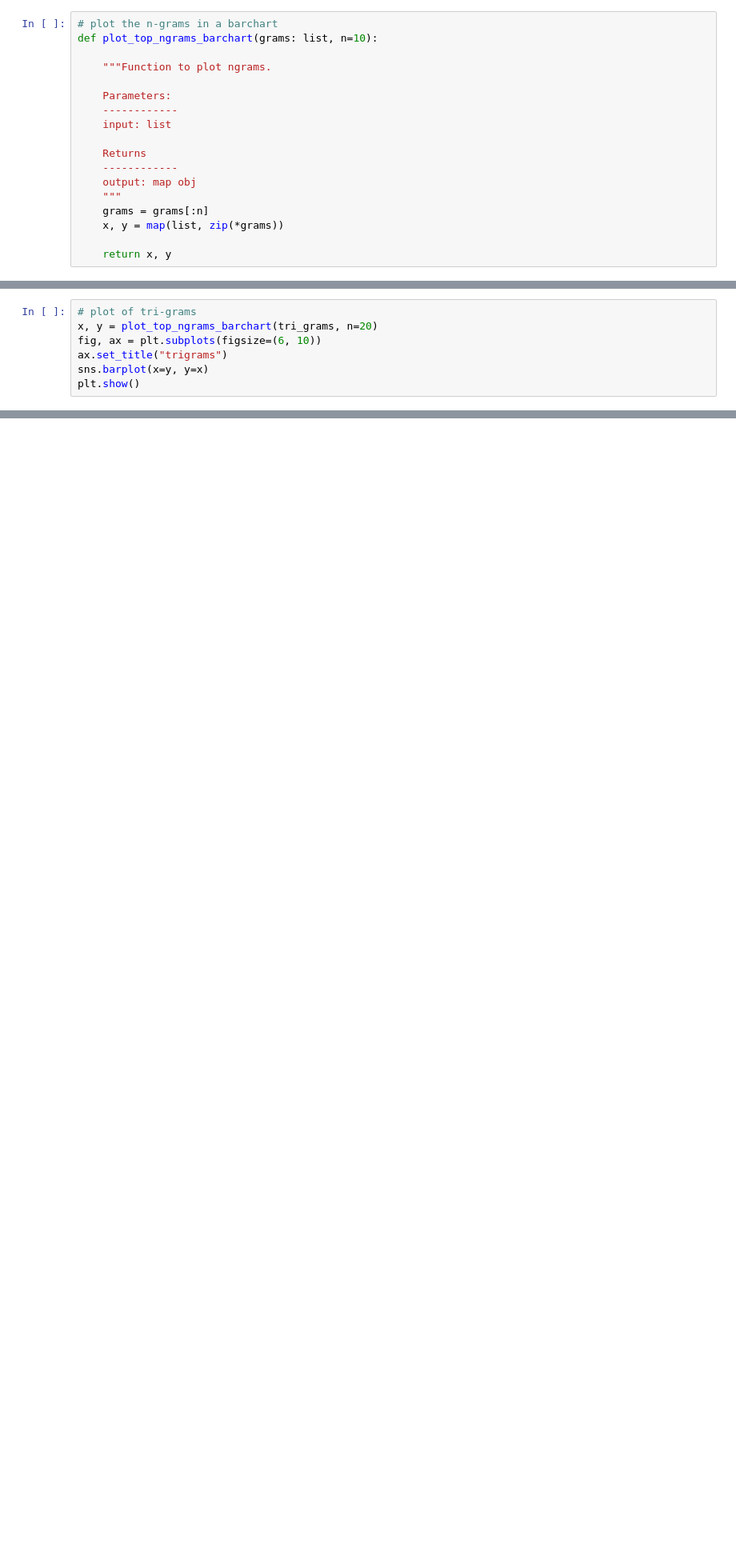
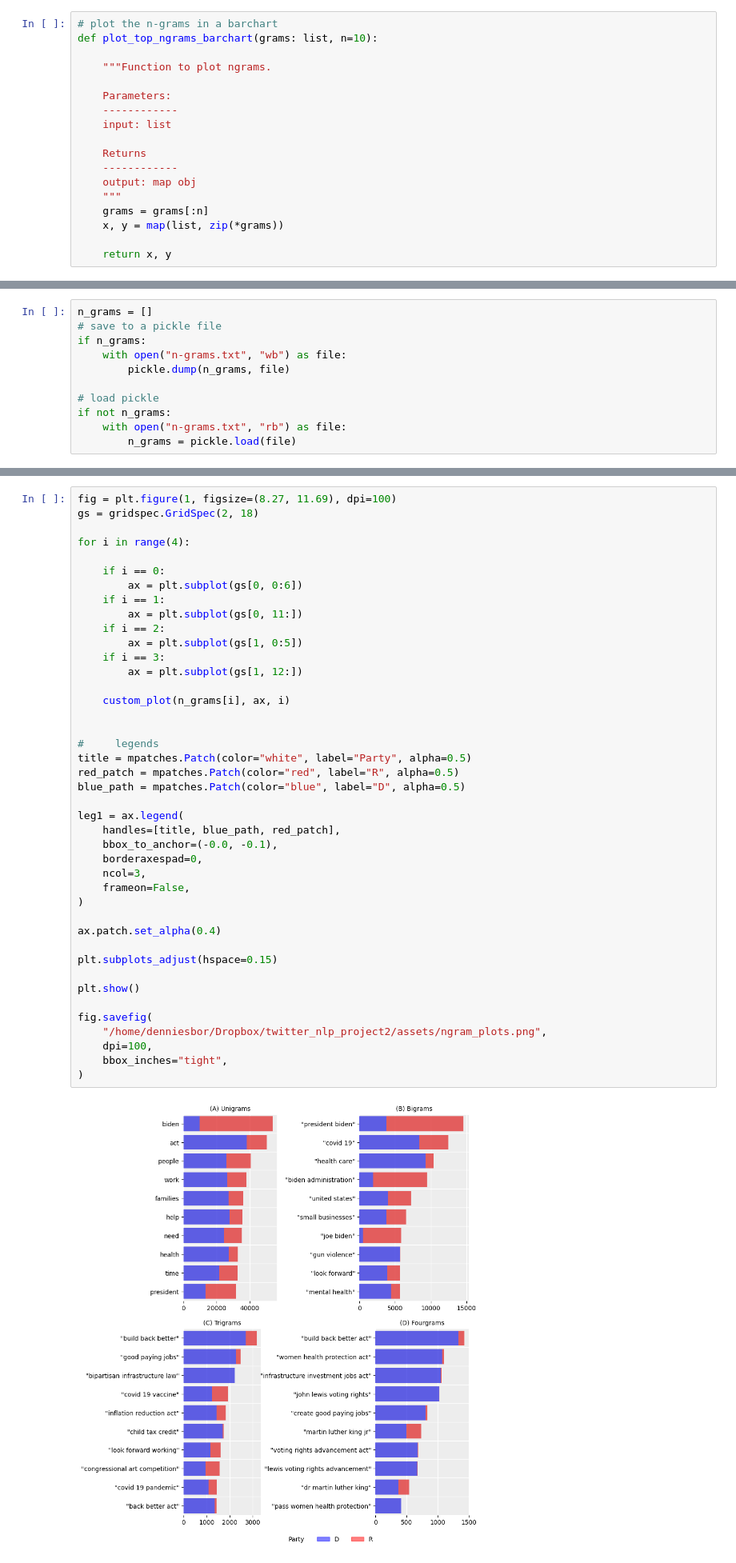
Before and after one commit to denniesbor/twitter_political_polarization, a Jupyter notebook: notebooks/2.tweets-topic-overview.ipynb, the cells around one changed output, grey strips where cells are left out. Shown: that part at 80% size. Cells and saved outputs as stored; diff of their text form; blank space fills up the shorter version.

```diff
--- a/notebooks/2.tweets-topic-overview.ipynb
+++ b/notebooks/2.tweets-topic-overview.ipynb
@@ -104,7 +149,0 @@ tri_grams = get_top_ngram(df.clean_text, n=3, range=1000)
-# %%
-# plot of tri-grams
-x, y = plot_top_ngrams_barchart(tri_grams, n=20)
-fig, ax = plt.subplots(figsize=(6, 10))
-ax.set_title("trigrams")
-sns.barplot(x=y, y=x)
-plt.show()
@@ -112,0 +150,11 @@ plt.show()
+# %%
+n_grams = []
+# save to a pickle file
+if n_grams:
+    with open("n-grams.txt", "wb") as file:
+        pickle.dump(n_grams, file)
+
+# load pickle
+if not n_grams:
+    with open("n-grams.txt", "rb") as file:
+        n_grams = pickle.load(file)
@@ -113,3 +217,47 @@ plt.show()
+# %%
+fig = plt.figure(1, figsize=(8.27, 11.69), dpi=100)
+gs = gridspec.GridSpec(2, 18)
+
+for i in range(4):
+
+    if i == 0:
+        ax = plt.subplot(gs[0, 0:6])
+    if i == 1:
+        ax = plt.subplot(gs[0, 11:])
+    if i == 2:
+        ax = plt.subplot(gs[1, 0:5])
+    if i == 3:
+        ax = plt.subplot(gs[1, 12:])
+
+    custom_plot(n_grams[i], ax, i)
+
+
+#     legends
+title = mpatches.Patch(color="white", label="Party", alpha=0.5)
+red_patch = mpatches.Patch(color="red", label="R", alpha=0.5)
+blue_path = mpatches.Patch(color="blue", label="D", alpha=0.5)
+
+leg1 = ax.legend(
+    handles=[title, blue_path, red_patch],
+    bbox_to_anchor=(-0.0, -0.1),
+    borderaxespad=0,
+    ncol=3,
+    frameon=False,
+)
+
+ax.patch.set_alpha(0.4)
+
+plt.subplots_adjust(hspace=0.15)
+
+plt.show()
+
+fig.savefig(
+    "/home/denniesbor/Dropbox/twitter_nlp_project2/assets/ngram_plots.png",
+    dpi=100,
+    bbox_inches="tight",
+)
+# %% [output]
+[figure, added]
 # %% [markdown]
 **From the charts above, it's clear that with n-grams, we can identify the topics within the tweets. From this, we can use these words to query for the tweets belonging to a particular topic of interest. First, we export these bigrams and trigrams into a CSV file and add a new column called topic category. We are interested in unique words for a particular discussion.**
 # %% [markdown]
```
Also changed, not shown: parts of 14 cells of this notebook, 11 other files.
